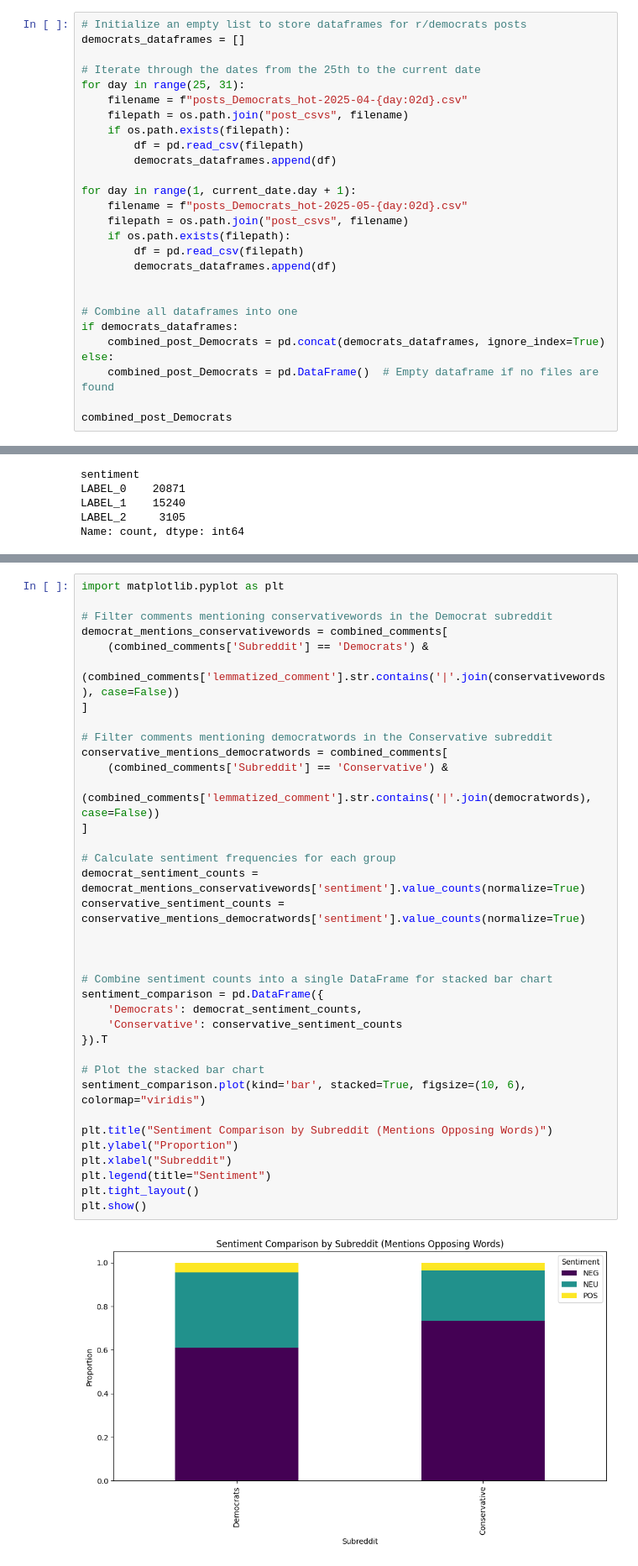
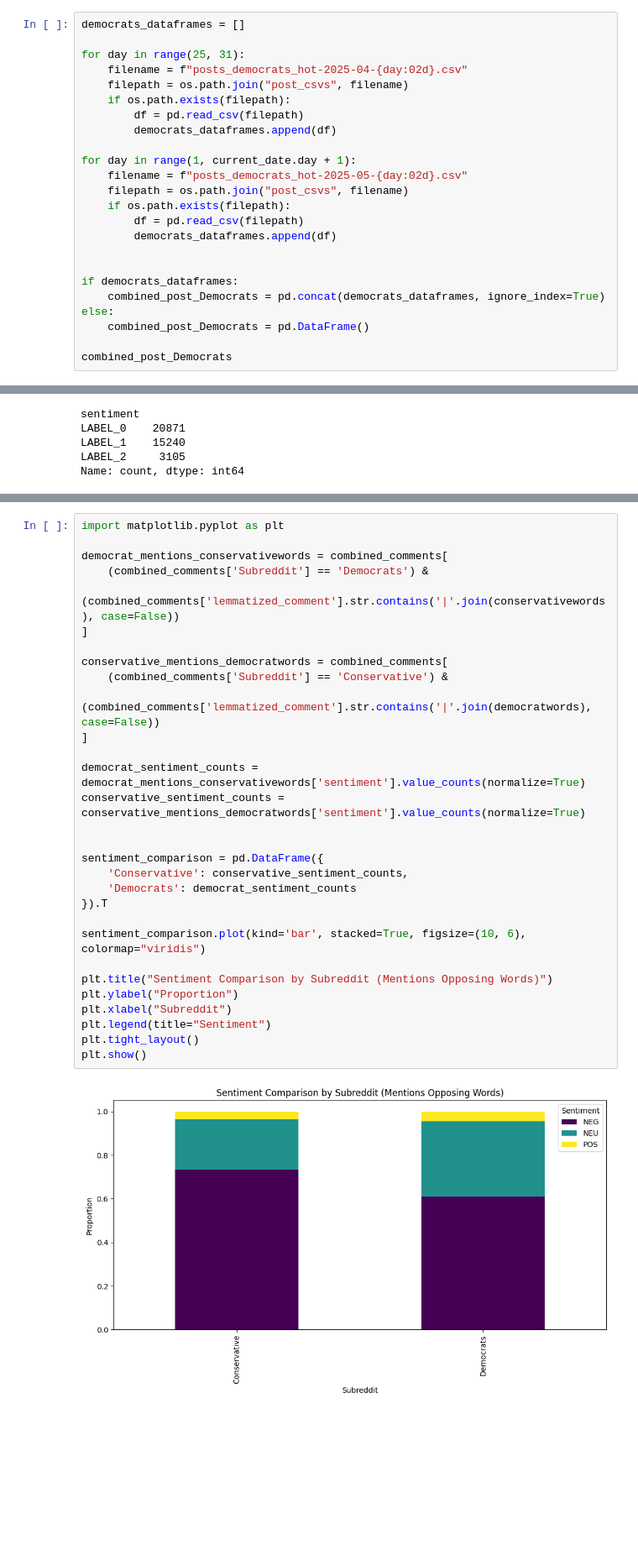
Before and after one commit to NikhilBapat14/IS310-Project, a Jupyter notebook: analysis.ipynb, the cells around one changed output, grey strips where cells are left out. Shown at 84% size. Drawn from its saved outputs; the diff is of its cells as text; blank space fills up the shorter version.

Commit message:
Finalized analysis notebook. Refer to the updated notebook for code and final graphics.

```diff
--- a/analysis.ipynb
+++ b/analysis.ipynb
@@ -145,30 +141,27 @@ combined_comments_df.nsmallest(10, "Score")
 # %% [markdown]
 Clearly some comments on the subreddit are not particularly representative of the views held... That said they're probably a decently small proportion, and it's possible the language used in these comments is still different here than elsewhere, so we leave them in. Any pruning of these comments would be fairly arbitrary anyways.
 # %%
-# Initialize an empty list to store dataframes for r/democrats posts
 democrats_dataframes = []
 
-# Iterate through the dates from the 25th to the current date
 for day in range(25, 31):
-    filename = f"posts_Democrats_hot-2025-04-{day:02d}.csv"
+    filename = f"posts_democrats_hot-2025-04-{day:02d}.csv"
     filepath = os.path.join("post_csvs", filename)
     if os.path.exists(filepath):
         df = pd.read_csv(filepath)
         democrats_dataframes.append(df)
 
 for day in range(1, current_date.day + 1):
-    filename = f"posts_Democrats_hot-2025-05-{day:02d}.csv"
+    filename = f"posts_democrats_hot-2025-05-{day:02d}.csv"
     filepath = os.path.join("post_csvs", filename)
     if os.path.exists(filepath):
         df = pd.read_csv(filepath)
         democrats_dataframes.append(df)
 
 
-# Combine all dataframes into one
 if democrats_dataframes:
     combined_post_Democrats = pd.concat(democrats_dataframes, ignore_index=True)
 else:
-    combined_post_Democrats = pd.DataFrame()  # Empty dataframe if no files are found
+    combined_post_Democrats = pd.DataFrame()
 
 combined_post_Democrats
 # %% [output]
@@ -605,38 +524,32 @@ plt.show()
 # %%
 import matplotlib.pyplot as plt
 
-# Filter comments mentioning conservativewords in the Democrat subreddit
 democrat_mentions_conservativewords = combined_comments[
     (combined_comments['Subreddit'] == 'Democrats') &
     (combined_comments['lemmatized_comment'].str.contains('|'.join(conservativewords), case=False))
 ]
 
-# Filter comments mentioning democratwords in the Conservative subreddit
 conservative_mentions_democratwords = combined_comments[
     (combined_comments['Subreddit'] == 'Conservative') &
     (combined_comments['lemmatized_comment'].str.contains('|'.join(democratwords), case=False))
 ]
 
-# Calculate sentiment frequencies for each group
 democrat_sentiment_counts = democrat_mentions_conservativewords['sentiment'].value_counts(normalize=True)
 conservative_sentiment_counts = conservative_mentions_democratwords['sentiment'].value_counts(normalize=True)
 
 
-
-# Combine sentiment counts into a single DataFrame for stacked bar chart
 sentiment_comparison = pd.DataFrame({
-    'Democrats': democrat_sentiment_counts,
-    'Conservative': conservative_sentiment_counts
+    'Conservative': conservative_sentiment_counts,
+    'Democrats': democrat_sentiment_counts
 }).T
 
-# Plot the stacked bar chart
 sentiment_comparison.plot(kind='bar', stacked=True, figsize=(10, 6), colormap="viridis")
 
 plt.title("Sentiment Comparison by Subreddit (Mentions Opposing Words)")
 plt.ylabel("Proportion")
 plt.xlabel("Subreddit")
 plt.legend(title="Sentiment")
 plt.tight_layout()
 plt.show()
 # %% [output]
-[figure, old version]
+[figure, new version]
```
Also changed, not shown: parts of 28 cells of this notebook.
